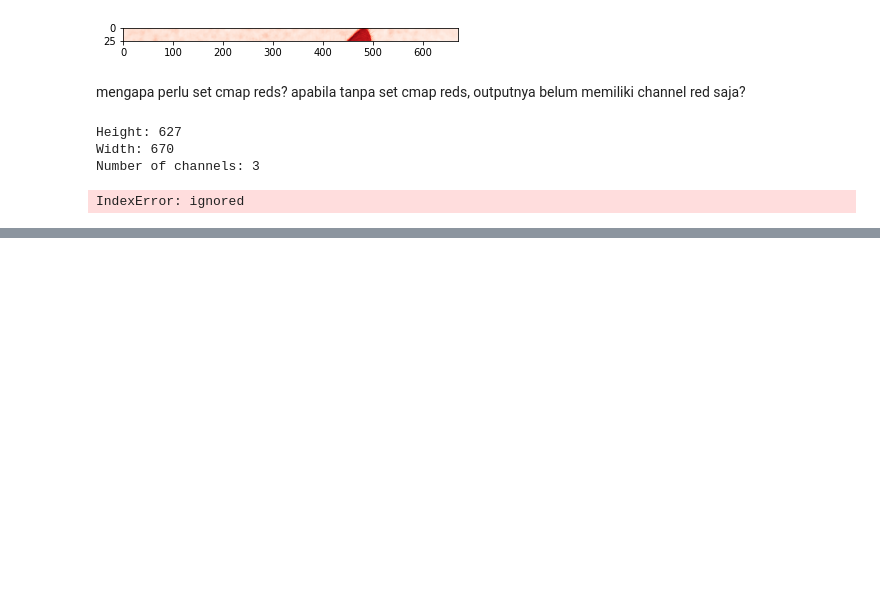
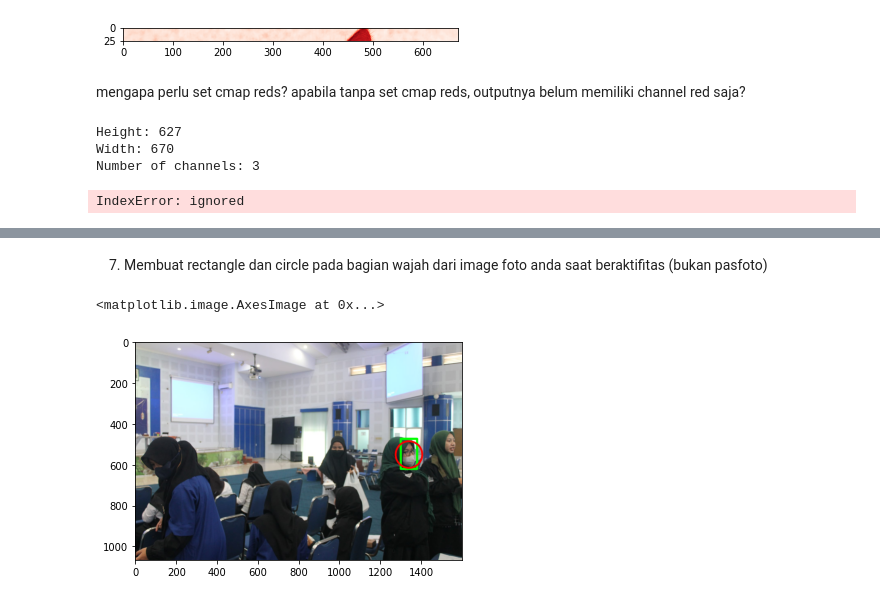
Before and after one commit to fika-aini/PCVK_Genap_2023, a Jupyter notebook: Week2.ipynb, the cells around one changed output, grey strips where cells are left out. Drawn from its saved outputs; the diff is of its cells as text; code cells hidden in the pictures; blank space fills up the shorter version.

```diff
--- a/Week2.ipynb
+++ b/Week2.ipynb
@@ -320,0 +356,11 @@ IndexError: ignored
+# %% [markdown]
+7. Membuat rectangle dan circle pada bagian wajah dari image foto anda saat beraktifitas (bukan pasfoto)
+# %%
+image = cv.imread('/content/drive/MyDrive/sample_data/image.jpeg')
+image2 = cv.cvtColor(image, cv.COLOR_BGR2RGB)
+cv.rectangle(image2, pt1=(1300,473), pt2=(1380,620), color=(0,255,0), thickness=10)
+cv.circle(image2, center=(1340,550), radius=65, color=(255,0,0), thickness=8)
+plt.imshow(image2)
+# %% [output]
+<matplotlib.image.AxesImage at 0x...>
+[figure, added]
```
Also changed, not shown: parts of 6 cells of this notebook.
